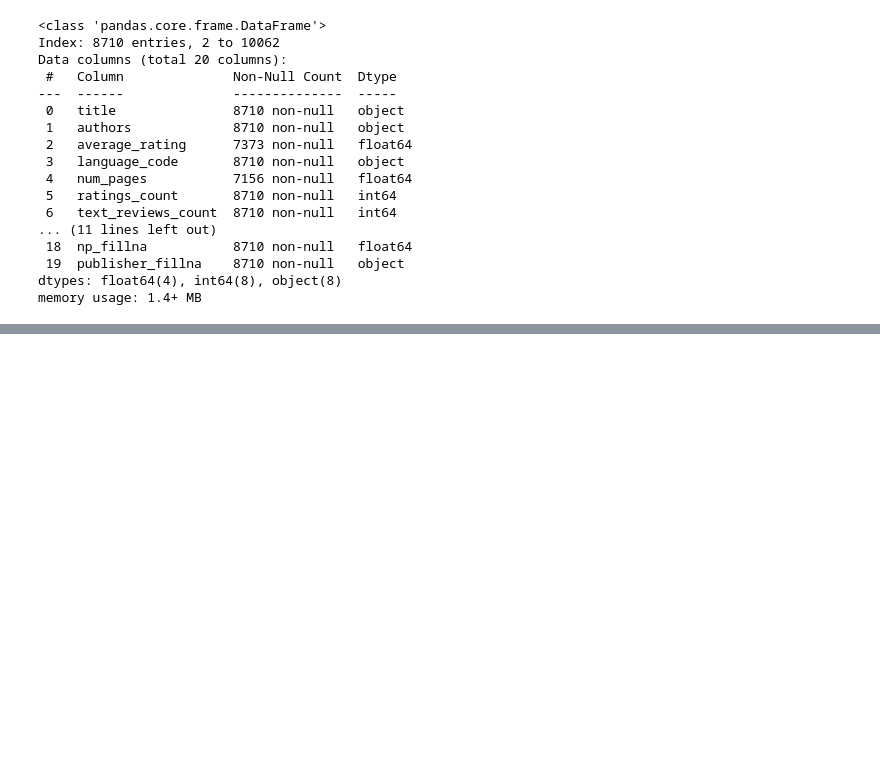
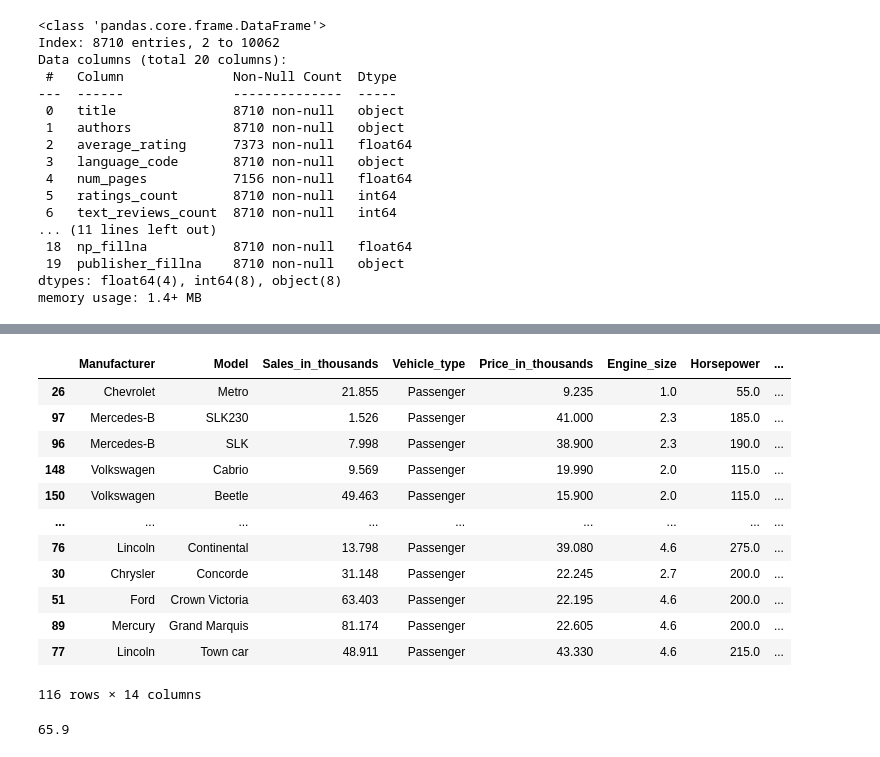
Before and after one commit to AlexGorel/IDE_NEW, a Jupyter notebook: Домашнее задание. Этап 1/HW220924.ipynb, the cells around one changed output, grey strips where cells are left out. Drawn from its saved outputs; the diff is of its cells as text; code cells hidden in the pictures; blank space fills up the shorter version.

```diff
--- a/Домашнее задание. Этап 1/HW220924.ipynb
+++ b/Домашнее задание. Этап 1/HW220924.ipynb
@@ -1357,0 +1427,21 @@ memory usage: 1.4+ MB
+# %%
+data_12=dataKC[dataKC['Vehicle_type'] == 'Passenger'].sort_values('Length')
+data_12
+# %% [output]
+|  | Manufacturer | Model | Sales_in_thousands | Vehicle_type | Price_in_thousands | Engine_size | Horsepower | ... |
+| 26 | Chevrolet | Metro | 21.855 | Passenger | 9.235 | 1.0 | 55.0 | ... |
+| 97 | Mercedes-B | SLK230 | 1.526 | Passenger | 41.000 | 2.3 | 185.0 | ... |
+| 96 | Mercedes-B | SLK | 7.998 | Passenger | 38.900 | 2.3 | 190.0 | ... |
+| 148 | Volkswagen | Cabrio | 9.569 | Passenger | 19.990 | 2.0 | 115.0 | ... |
+| 150 | Volkswagen | Beetle | 49.463 | Passenger | 15.900 | 2.0 | 115.0 | ... |
+| ... | ... | ... | ... | ... | ... | ... | ... | ... |
+| 76 | Lincoln | Continental | 13.798 | Passenger | 39.080 | 4.6 | 275.0 | ... |
+| 30 | Chrysler | Concorde | 31.148 | Passenger | 22.245 | 2.7 | 200.0 | ... |
+| 51 | Ford | Crown Victoria | 63.403 | Passenger | 22.195 | 4.6 | 200.0 | ... |
+| 89 | Mercury | Grand Marquis | 81.174 | Passenger | 22.605 | 4.6 | 200.0 | ... |
+| 77 | Lincoln | Town car | 48.911 | Passenger | 43.330 | 4.6 | 215.0 | ... |
+116 rows × 14 columns
+# %%
+data_12['Length'].max() - data_12['Length'].min()
+# %% [output]
+65.9
```
Also changed, not shown: parts of 20 cells of this notebook, 4 other files.
